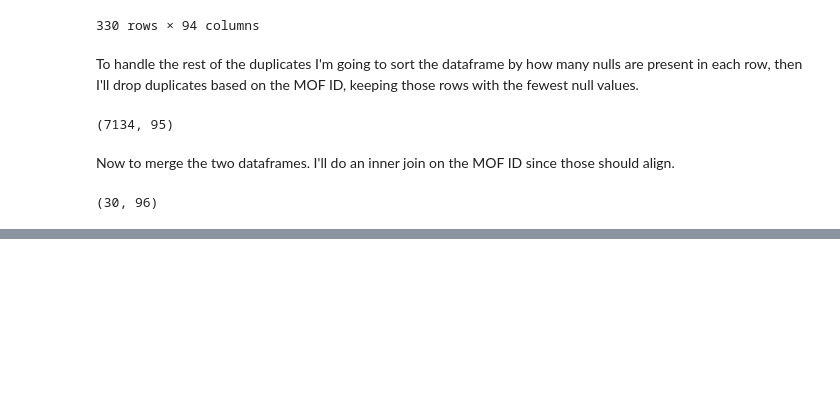
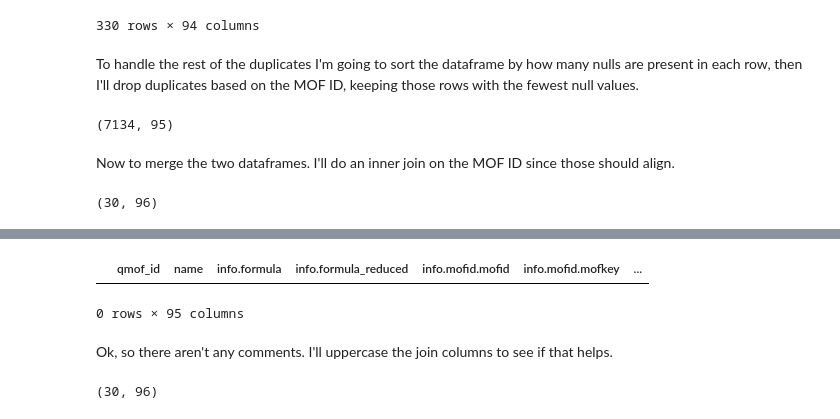
Before and after one commit to zjbrown0689/MOF-Capstone, a Jupyter notebook: notebooks/1_data_wrangling.ipynb, the cells around one changed output, grey strips where cells are left out. Saved outputs shown, nothing was run; the diff lists cells and outputs as text; code cells hidden in the pictures; blank space fills up the shorter version.

```diff
--- a/notebooks/1_data_wrangling.ipynb
+++ b/notebooks/1_data_wrangling.ipynb
@@ -312,10 +312,12 @@ qmof_no_null[qmof_no_null.duplicated('info.mofid.mofid')]
 hmof_no_dups.to_csv('../data/interim/hmof.csv')
 # %% [markdown]
 To handle the rest of the duplicates I'm going to sort the dataframe by how many nulls are present in each row, then I'll drop duplicates based on the MOF ID, keeping those rows with the fewest null values.
+# %%
+qmofc = qmof_no_null.copy()
 # %%
-qmof_no_null['null_sum'] = qmof_no_null.isna().sum(axis=1)
+qmofc['null_sum'] = qmofc.isna().sum(axis=1)
 # %%
-qmof_dropped_dups = qmof_no_null.sort_values('null_sum').drop_duplicates(subset='info.mofid.mofid', keep='first')
+qmof_dropped_dups = qmofc.sort_values('null_sum').drop_duplicates(subset='info.mofid.mofid', keep='first')
 # %%
 qmof_dropped_dups.shape
 # %% [output]
@@ -342,0 +337,7 @@ merged.head()
+# %%
+qmof_dropped_dups.loc[qmof_dropped_dups['info.mofid.mofid'].str.contains(";")]
+# %% [output]
+|  | qmof_id | name | info.formula | info.formula_reduced | info.mofid.mofid | info.mofid.mofkey | ... |
+0 rows × 95 columns
+# %% [markdown]
+Ok, so there aren't any comments. I'll uppercase the join columns to see if that helps.
@@ -342,0 +350,4 @@ merged.head()
+# %%
+upper_merged.shape
+# %% [output]
+(30, 96)
```
Also changed, not shown: parts of 12 cells of this notebook.
